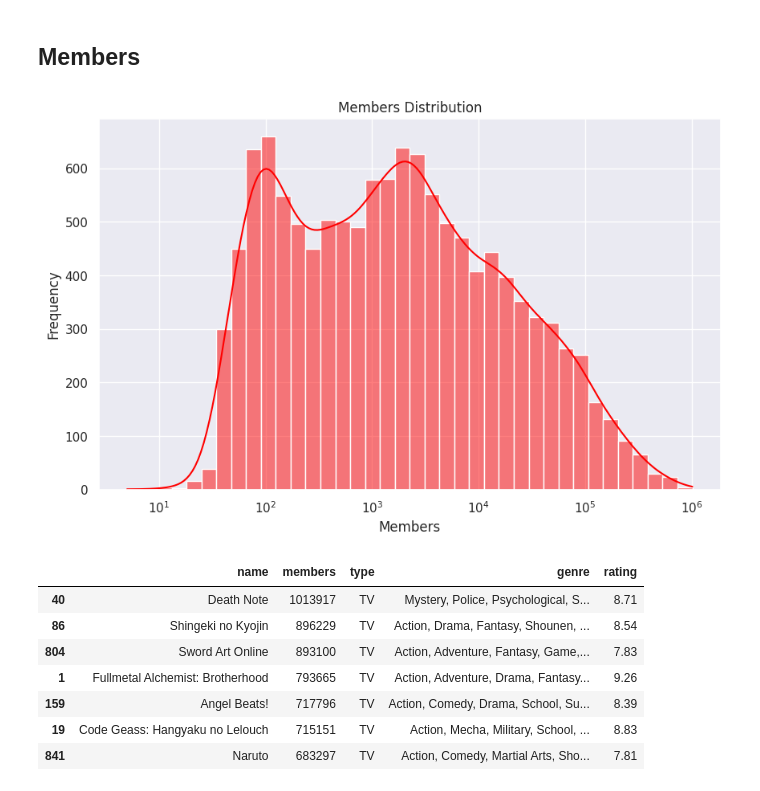
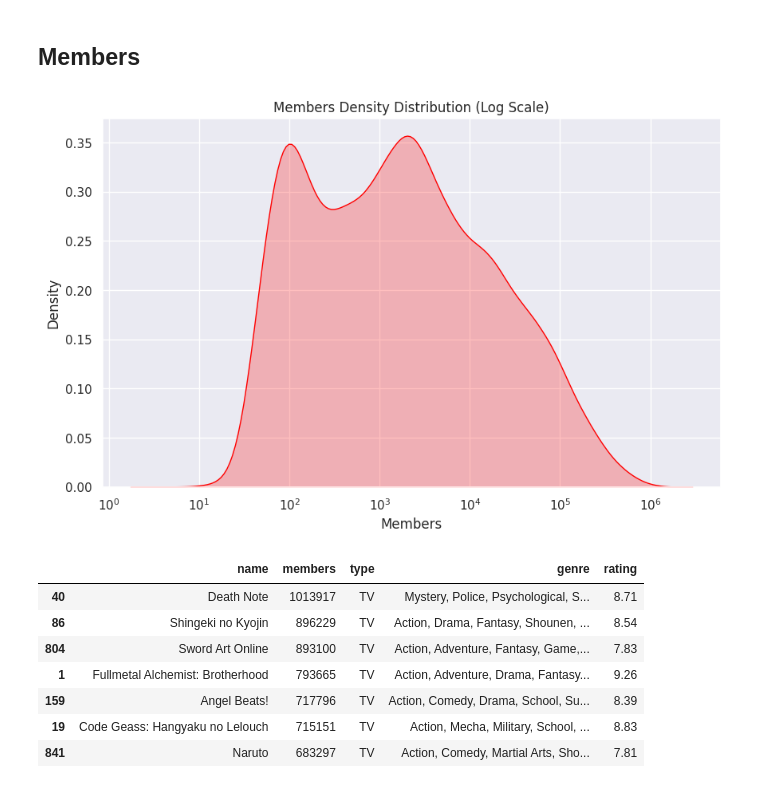
Before and after one commit to bhardwajharsh07/Anime-Recommendation-System, a Jupyter notebook: Anime_Recommendation_System.ipynb, the cells around one changed output. Cells and saved outputs as stored; diff of their text form; code cells hidden in the pictures.

```diff
--- a/Anime_Recommendation_System.ipynb
+++ b/Anime_Recommendation_System.ipynb
@@ -282,13 +308,13 @@ dtype: int64
 ## Members
 # %%
 plt.figure(figsize=(10,6))
-sns.histplot(df['members'], kde=True, color='red', log_scale=True)
-plt.title('Members Distribution')
+sns.kdeplot(df['members'], fill=True, color='red', log_scale=True)
+plt.title('Members Density Distribution (Log Scale)')
 plt.xlabel('Members')
-plt.ylabel('Frequency')
+plt.ylabel('Density')
 plt.show()
 # %% [output]
-[figure, old version]
+[figure, new version]
 # %%
 df.nlargest(7,'members')[['name','members','type','genre','rating']]
 # %% [output]
```
Also changed, not shown: parts of 8 cells of this notebook.
